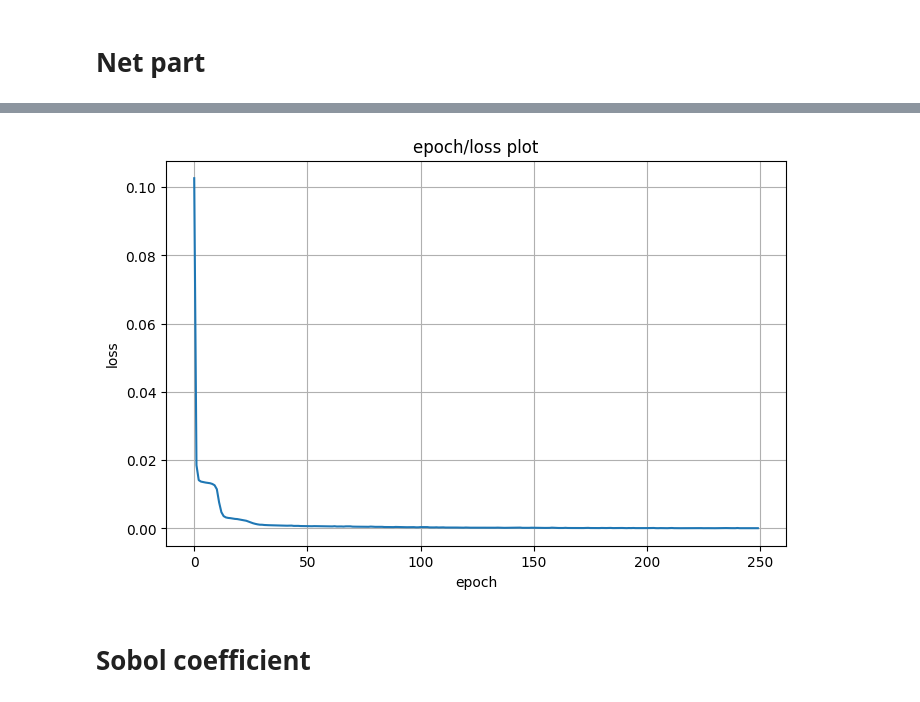
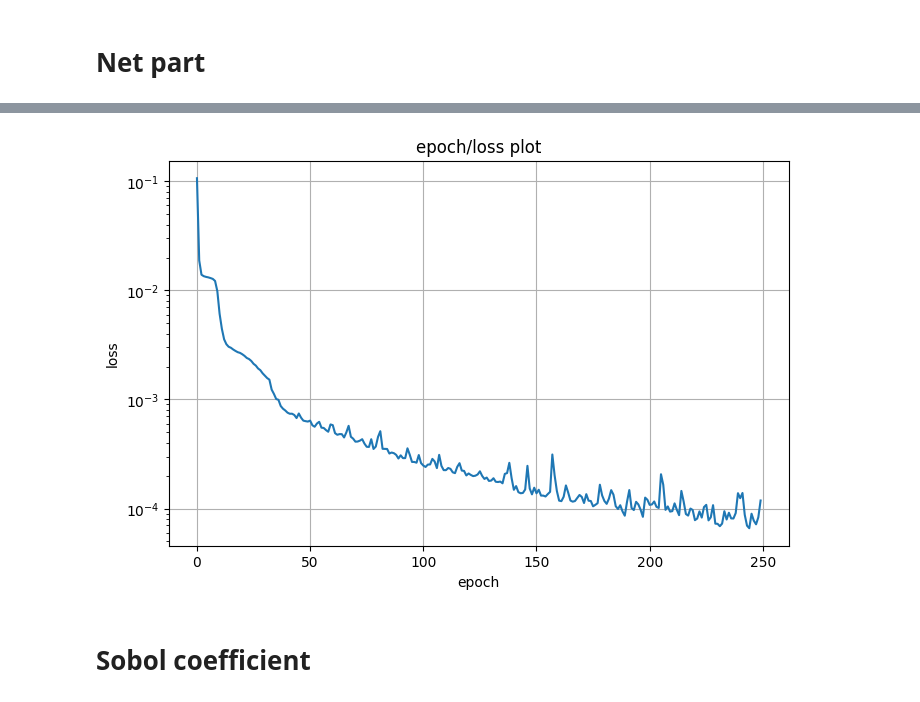
Before and after one commit to DmitrySavinskikh/graduate-paper-code, a Jupyter notebook: ml_part2.ipynb, the cells around one changed output, grey strips where cells are left out. Cells and saved outputs as stored; diff of their text form; code cells hidden in the pictures.

```diff
--- a/ml_part2.ipynb
+++ b/ml_part2.ipynb
@@ -299,29 +298,29 @@ Xn[:, 4] = (Xn[:, 4] - no_min) / (no_max - no_min)
 dataset = TensorDataset(torch.tensor(Xn), torch.tensor(Y))
 loader = DataLoader(dataset, batch_size=8192, shuffle=True)
 
-class MLP(nn.Module):
-    def __init__(self, in_dim, hidden, depth, out_dim):
-        super().__init__()
 
 
-        layers = [nn.Linear(in_dim, hidden), nn.Tanh()]
-        for _ in range(depth - 1):
-            layers += [nn.Linear(hidden, hidden), nn.Tanh()]
-        layers.append(nn.Linear(hidden, out_dim))
+class MLP(nn.Module):
+    def __init__(self):
+        super().__init__()
+        layers = [nn.Linear(5, 128), nn.Tanh()]
+        for _ in range(5 - 1):
+            layers += [nn.Linear(128, 128), nn.Tanh()]
+        layers.append(nn.Linear(128, 2))
         self.net = nn.Sequential(*layers)
 
     def forward(self, x):
         raw = self.net(x)
 
-        # Sw in 0.20-0.75
-        sw = 0.20 + (0.55 * torch.sigmoid(raw[:, 0:1]))
+        # Sw in 0.20 - 0.75
+        sw = 0.20 + (0.75 - 0.20) * torch.sigmoid(raw[:, 0:1])
 
         # normalized pressure
         p = raw[:, 1:2]
         return torch.cat([sw, p], dim=1)
 
-model = MLP(in_dim=5, hidden=128, depth=5, out_dim=2).to(device)
-optimizer = torch.optim.Adam(model.parameters(), lr=1e-3)
+model_net = MLP().to(device)
+optimizer = torch.optim.Adam(model_net.parameters(), lr=1e-3)
 mse = nn.MSELoss()
 # %%
 
@@ -353,18 +352,18 @@ loss_history = []
 
 epoch_bar = tqdm(range(n_epochs), desc="train...", unit="epoch")
 
-for epoch in epoch_bar:
+for epoch in range(1, n_epochs + 1):
     total = 0.0
 
     for xb, yb in loader:
         xb = xb.to(device)
         yb = yb.to(device)
 
-        pred = model(xb)
+        pred = model_net(xb)
         loss_sw = mse(pred[:, 0:1], yb[:, 0:1])
         loss_p = mse(pred[:, 1:2], yb[:, 1:2])
-        loss_ic = initial_condition_loss(model, 1024)
-        loss_sm = smoothness_loss(model, 512)
+        loss_ic = initial_condition_loss(model_net, 1024)
+        loss_sm = smoothness_loss(model_net, 512)
         loss = loss_sw + 0.1 * loss_p + 2.0 * loss_ic + 1e-4 * loss_sm
 
         optimizer.zero_grad()
@@ -393,13 +392,14 @@ epoch=  225 loss=  8.07348228211049e-05
 # %%
 plt.figure(figsize=(8, 5))
-plt.plot(range(n_epochs), loss_history)
+# plt.plot(range(n_epochs), loss_history)
+plt.semilogy(loss_history)
 plt.xlabel('epoch')
 plt.ylabel('loss')
 plt.title('epoch/loss plot')
 plt.grid(True)
 plt.show()
 # %% [output]
-[figure, old version]
+[figure, new version]
 # %% [markdown]
 # Sobol coefficient
 # %%
```
Also changed, not shown: parts of 11 cells of this notebook.
